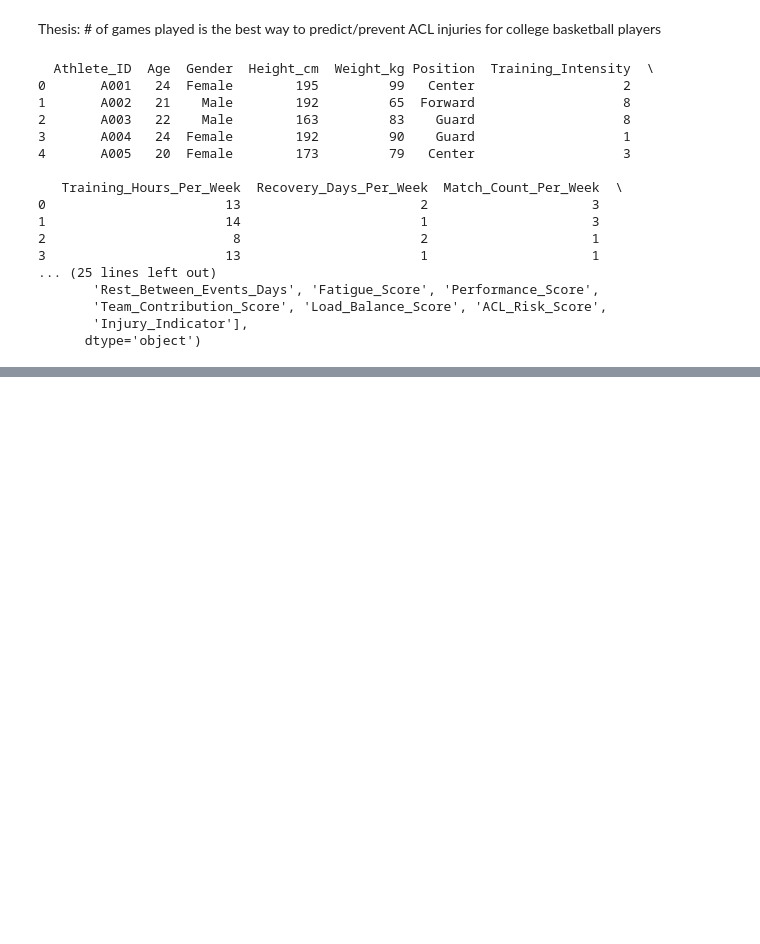
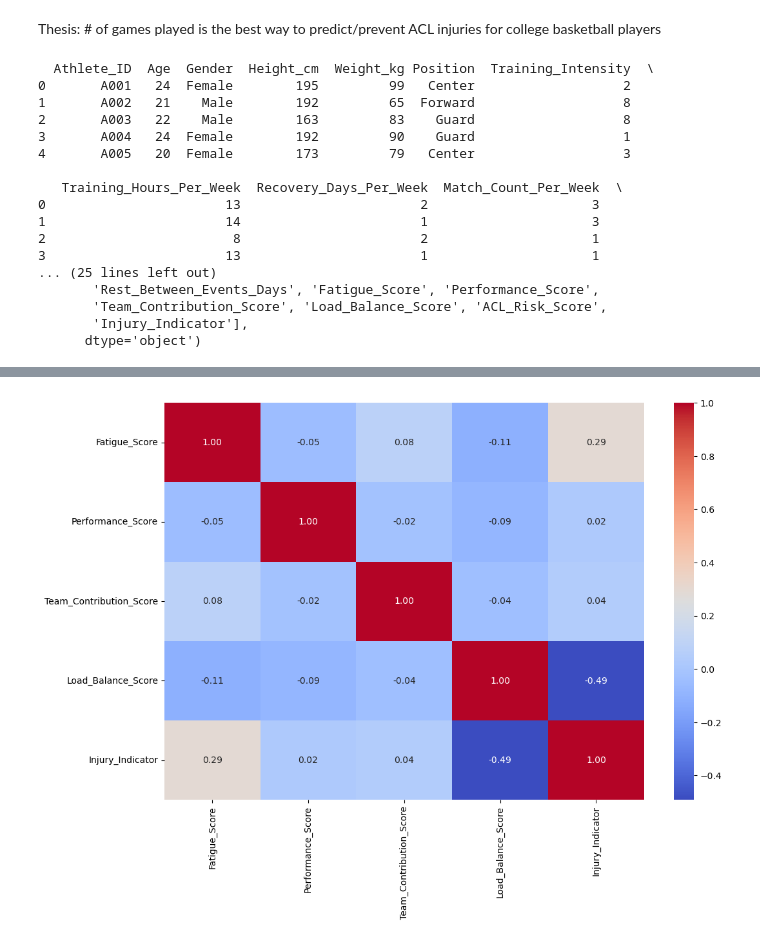
Before and after one commit to Jacksonmb/Boyle_ACLinjuries, a Jupyter notebook: Boyle_ACLInjuries.ipynb, the cells around one changed output, grey strips where cells are left out. Drawn from its saved outputs; the diff is of its cells as text; code cells hidden in the pictures; blank space fills up the shorter version.

```diff
--- a/Boyle_ACLInjuries.ipynb
+++ b/Boyle_ACLInjuries.ipynb
@@ -69,0 +58,11 @@ To https://github.com/Jacksonmb/Boyle_ACLinjuries.git
+# %%
+X_scores_df = pd.DataFrame(X_scores)
+
+xy_scores_df = pd.concat([X_scores_df, y.reset_index(drop=True)], axis=1)
+# test for which features are most correlated with the target variable
+corr = xy_scores_df.corr()
+plt.figure(figsize=(12, 8))
+sns.heatmap(corr, annot=True, fmt='.2f', cmap='coolwarm')
+plt.show()
+# %% [output]
+[figure, added]
```
Also changed, not shown: parts of 8 cells of this notebook.
